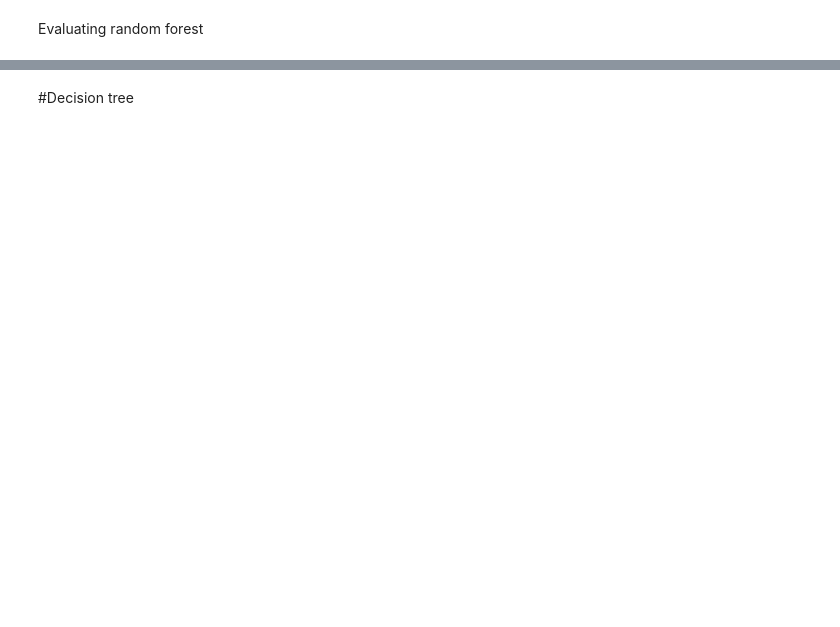
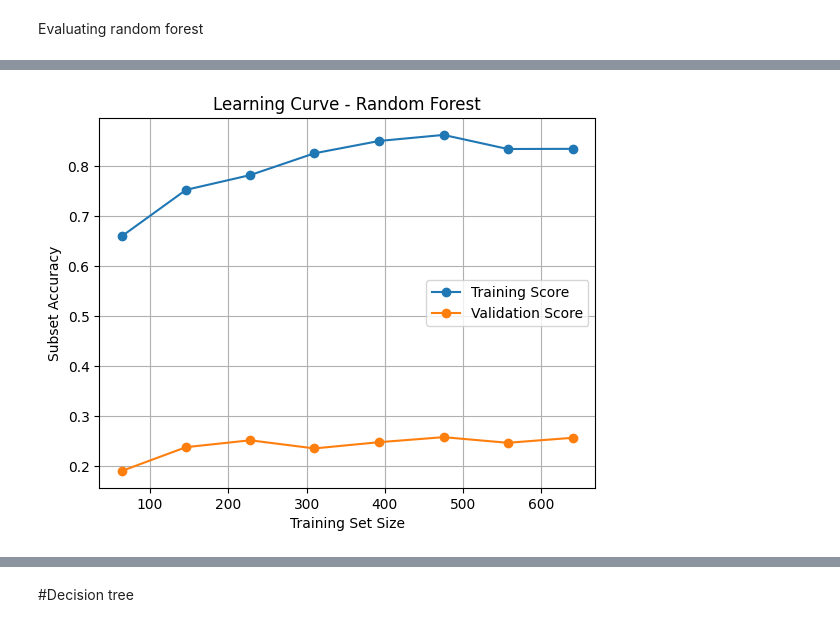
Before and after one commit to Chehan2004/DSGP_GROUP_36, a Jupyter notebook: Fertilizer&Pesticide.ipynb, the cells around one changed output, grey strips where cells are left out. Drawn from its saved outputs; the diff is of its cells as text; code cells hidden in the pictures; blank space fills up the shorter version.

```diff
--- a/Fertilizer&Pesticide.ipynb
+++ b/Fertilizer&Pesticide.ipynb
@@ -297,4 +297,5 @@ best_model = grid.best_estimator_
   warnings.warn(
 Best Parameters: {'clf__estimator__max_depth': 5, 'clf__estimator__min_samples_split': 2, 'clf__estimator__n_estimators': 100}
 # %%
-#pipeline.fit(X_train, y_train)
+# Fit the pipeline before making predictions
+rf_pipeline.fit(X_train, y_train_enc)
@@ -357,0 +370,33 @@ plt.show()
+# %%
+from sklearn.model_selection import learning_curve
+from sklearn.metrics import make_scorer
+
+def subset_accuracy(y_true, rf_pred):
+    return np.mean(np.all(y_true ==rf_pred, axis=1))
+
+custom_scorer = make_scorer(subset_accuracy)
+
+train_sizes, train_scores, val_scores = learning_curve(
+    pipeline,
+    X_train,
+    y_train_enc,
+    cv=5,
+    scoring=custom_scorer,
+    n_jobs=-1,
+    train_sizes=np.linspace(0.1, 1.0, 8)
+)
+
+train_mean = np.nanmean(train_scores, axis=1)
+val_mean = np.nanmean(val_scores, axis=1)
+
+plt.plot(train_sizes, train_mean, 'o-', label="Training Score")
+plt.plot(train_sizes, val_mean, 'o-', label="Validation Score")
+
+plt.xlabel("Training Set Size")
+plt.ylabel("Subset Accuracy")
+plt.title("Learning Curve - Random Forest")
+plt.legend()
+plt.grid(True)
+plt.show()
+# %% [output]
+[figure, added]
```
Also changed, not shown: parts of 62 cells of this notebook.
